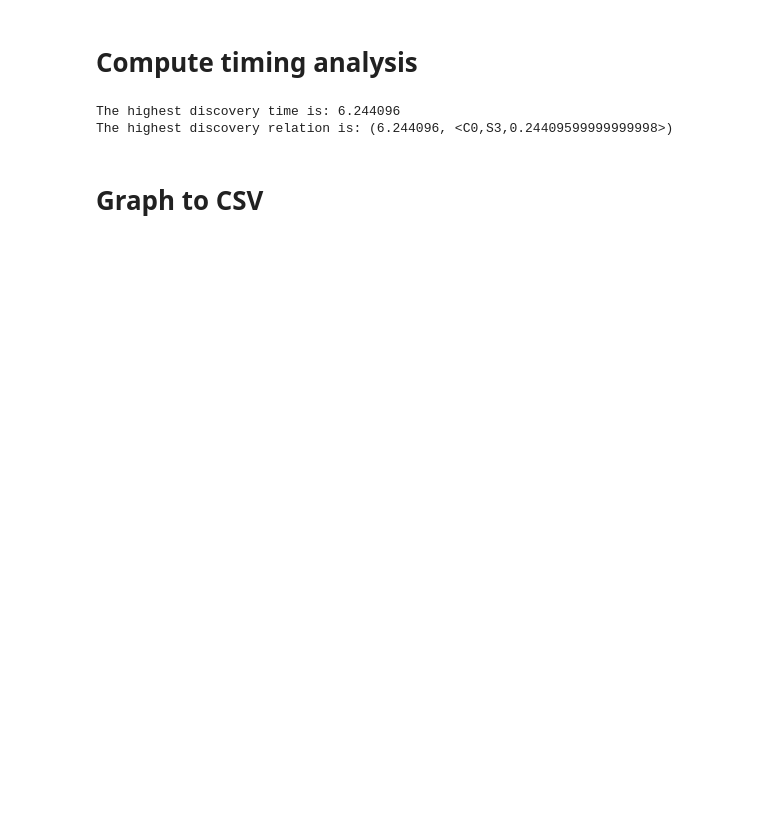
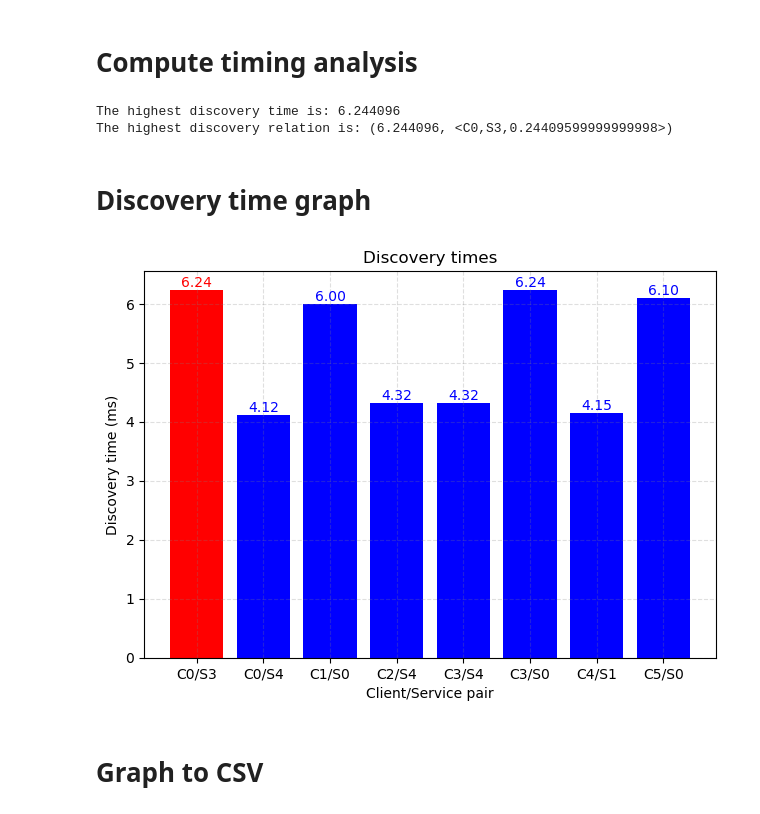
Before and after one commit to Galfurian/someip_timing_analysis, a Jupyter notebook: notebooks/test_network.ipynb, the cells around one changed output. Saved outputs shown, nothing was run; the diff lists cells and outputs as text; code cells hidden in the pictures; blank space fills up the shorter version.

Commit message:
Add a bar graph that shows the discovery time for each entry.

```diff
--- a/notebooks/test_network.ipynb
+++ b/notebooks/test_network.ipynb
@@ -167,6 +167,31 @@ print("The highest discovery relation is: {}".format(highest_impact_relation))
 # %% [output]
 The highest discovery time is: 6.244096
 The highest discovery relation is: (6.244096, <C0,S3,0.24409599999999998>)
+# %% [markdown]
+# Discovery time graph
+# %%
+discovery_times = analysis.compute_discovery_times(system)
+x = ["%s/%s"%(entry[1].client, entry[1].service) for entry in discovery_times]
+y = [entry[0] for entry in discovery_times]
+c = ["red" if entry[1] == highest_impact_relation[1] else "blue" for entry in discovery_times]
+
+# Set the title.
+plt.title("Discovery times")
+# Set the grids.
+plt.grid(True, linestyle='--', which='major', color='grey', alpha=.25)
+plt.grid(True, linestyle='-', which='minor', color='grey', alpha=.25)
+# Set the labels.
+plt.xlabel("Client/Service pair")
+plt.ylabel("Discovery time (ms)")
+# Plot the bars.
+plt.bar(x, y, color=c)
+# Add values.
+for i, v in enumerate(y):
+    plt.text(x[i], y[i], "%.2f"%(v), color=c[i], ha='center', va='bottom')
+# Draw the graph.
+plt.tight_layout()
+# %% [output]
+[figure, added]
 # %% [markdown]
 # Graph to CSV
 # %%
```
Also changed, not shown: parts of 2 cells of this notebook.
